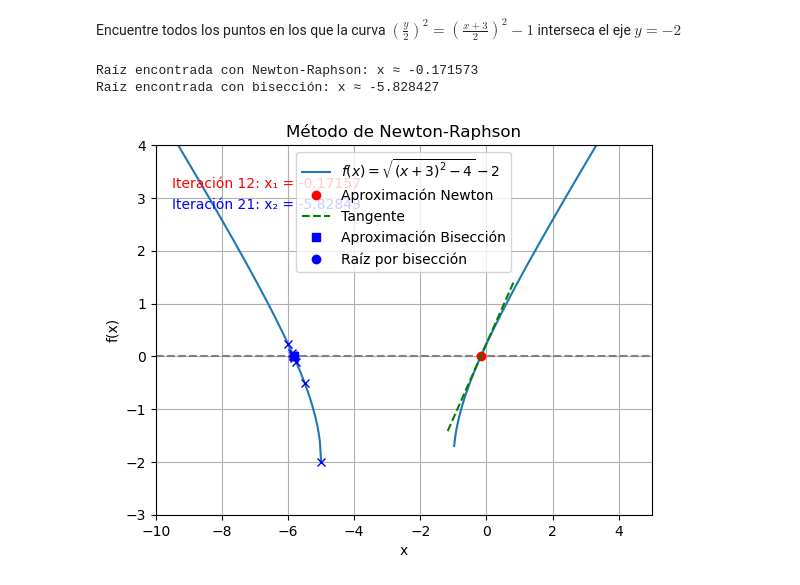
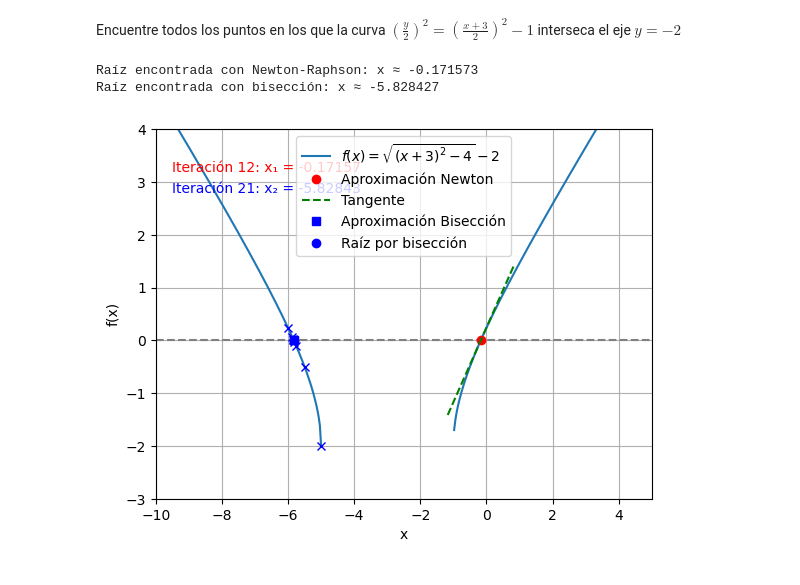
Before and after one commit to DaniMF05/TALLERERS_MN, a Jupyter notebook: TALLER_02/ejercicio_2.ipynb, the cells around one changed output. Saved outputs shown, nothing was run; the diff lists cells and outputs as text; code cells hidden in the pictures.

```diff
--- a/TALLER_02/ejercicio_2.ipynb
+++ b/TALLER_02/ejercicio_2.ipynb
@@ -40,7 +40,7 @@ ax.plot(x_vals, y_vals, label=r"$f(x) = \sqrt{(x+3)^2 - 4} - 2$")
 ax.axhline(0, color='gray', linestyle='--')
 ax.set_xlim(-10, 5)
 ax.set_ylim(-3, 4)
-ax.set_title("Método de Newton-Raphson")
+#ax.set_title("Método de Newton-Raphson")
 ax.set_xlabel("x")
 ax.set_ylabel("f(x)")
 ax.grid(True)
@@ -109,31 +109,31 @@ def biseccion(f, a, b, tol=1e-6, max_iter=50):
         c = (a + b) / 2
         pasos_biseccion.append(c)
         if abs(f(c)) < tol or (b - a) / 2 < tol:
             break
         if f(a) * f(c) < 0:
             b = c
         else:
             a = c
     return c, pasos_biseccion
 
 # Buscar otra raíz en [-6, -4]
 raiz_bis, pasos_bis = biseccion(f, -8, -4)
 print(f"Raíz encontrada con bisección: x ≈ {raiz_bis:.6f}")
 
 for i, x_b in enumerate(pasos_bis):
     ax.plot(x_b, f(x_b), 'bx')  # puntos azules en cada paso
 ax.plot(raiz_bis, f(raiz_bis), 'bo', label='Raíz por bisección')
 ax.legend()
 
 
 
 # === Crear y guardar animación ===
 num_frames = max(len(steps), len(pasos_bis))
 ani = FuncAnimation(fig, update, frames=num_frames, interval=1000, blit=True)
 
 # Guardar como .gif
 ani.save(r"C:\Users\PcUser\OneDrive - Escuela Politécnica Nacional\Escritorio\Miguel Robles\4to\Metodos_ numericos\Laboratorios\LAboratorios grupales\lab2\TALLERERS_MN\TALLER_02newton_animacion.gif", writer=PillowWriter(fps=1))
 # %% [output]
 Raíz encontrada con Newton-Raphson: x ≈ -0.171573
 Raíz encontrada con bisección: x ≈ -5.828427
-[figure, old version]
+[figure, new version]
```
Also changed, not shown: 1 other file.
